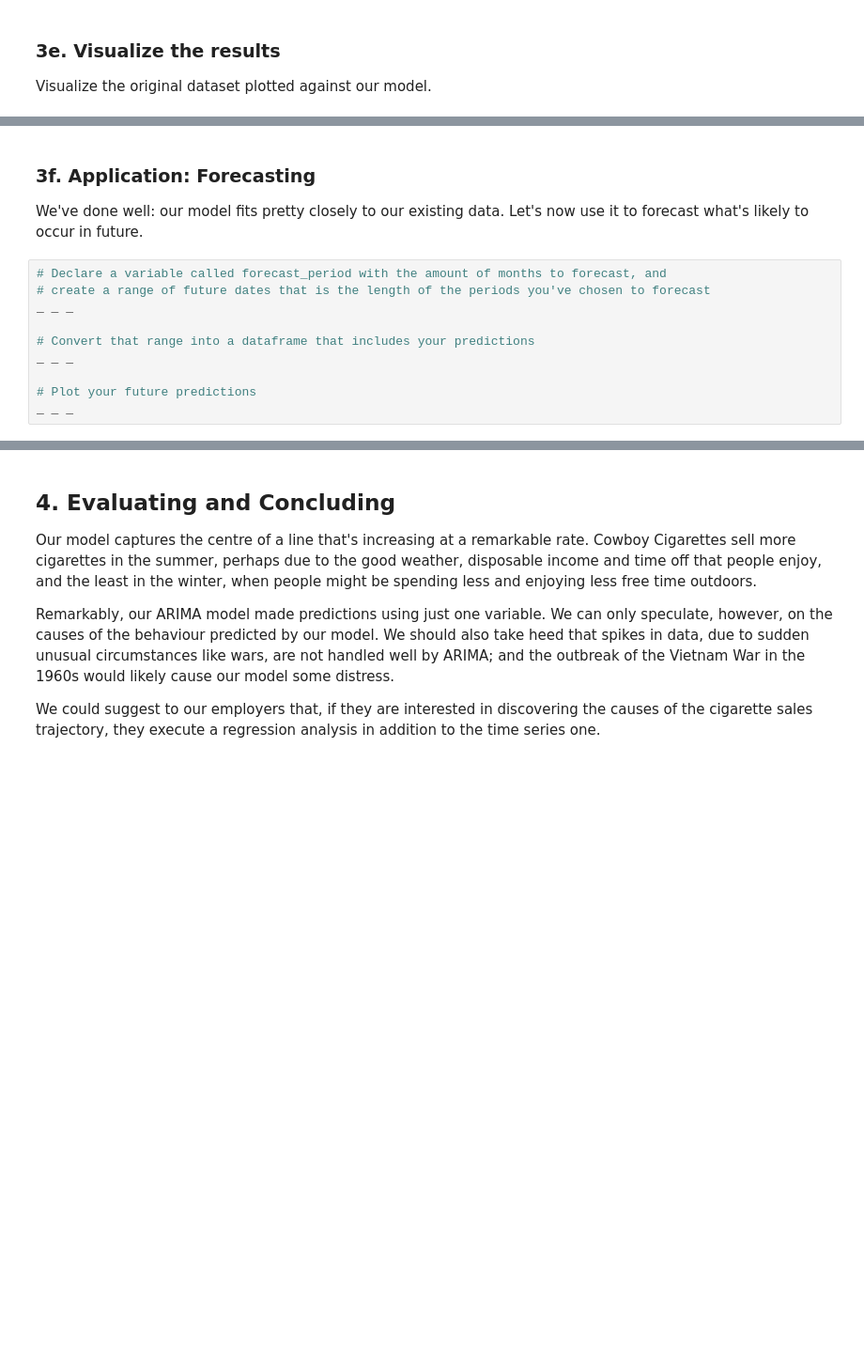
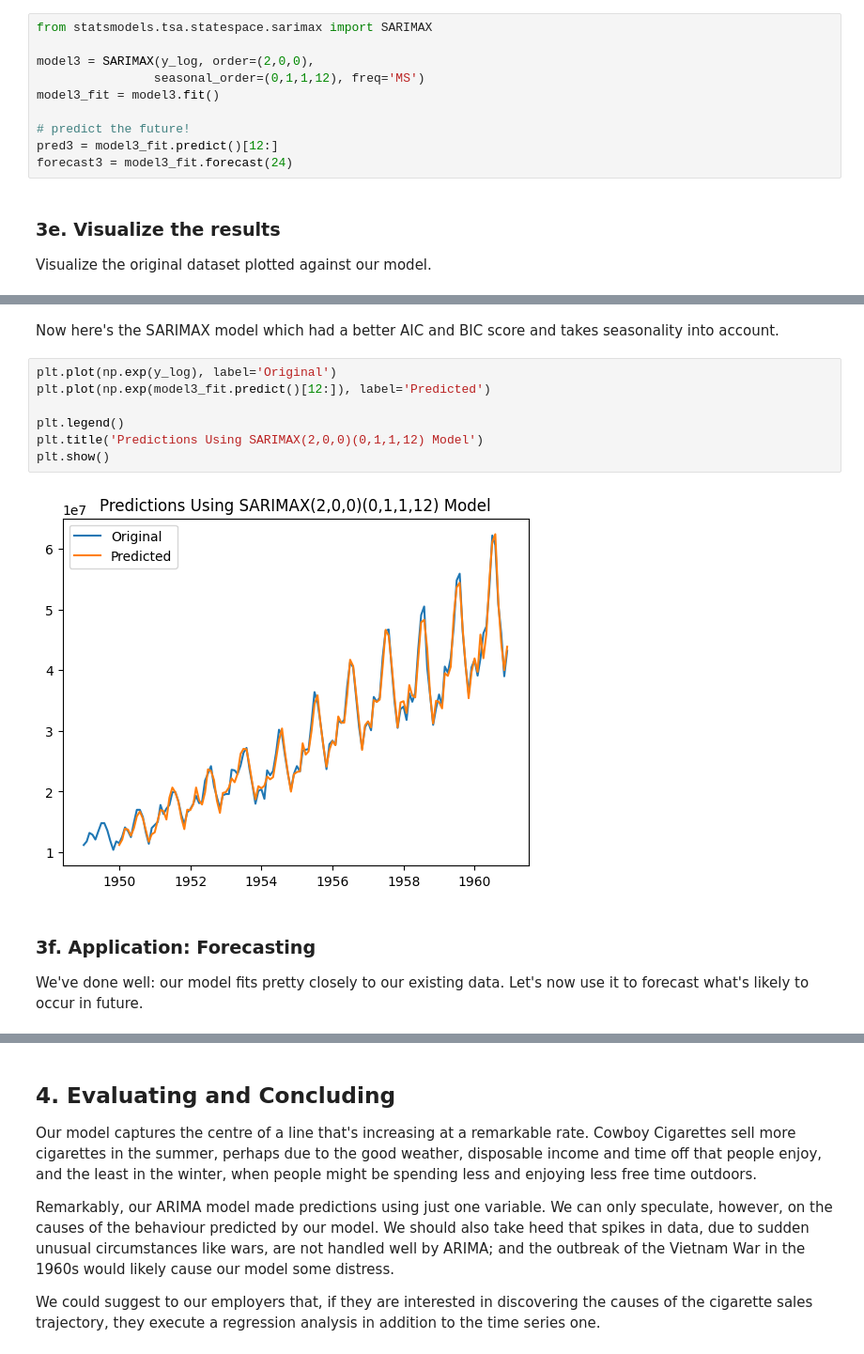
Before and after one commit to liyueling13/Springboard, a Jupyter notebook: Cowboys&CigrettesCaseStudy/Cowboy Cigarettes Case Study - Tier 3.ipynb, the cells around one changed output, grey strips where cells are left out. Shown at 94% size. Drawn from its saved outputs; the diff is of its cells as text; blank space fills up the shorter version.

```diff
--- a/Cowboys&CigrettesCaseStudy/Cowboy Cigarettes Case Study - Tier 3.ipynb
+++ b/Cowboys&CigrettesCaseStudy/Cowboy Cigarettes Case Study - Tier 3.ipynb
@@ -536 +633,11 @@ ModuleNotFoundError: No module named 'pmdarima'
+# %%
+from statsmodels.tsa.statespace.sarimax import SARIMAX
+
+model3 = SARIMAX(y_log, order=(2,0,0),
+                seasonal_order=(0,1,1,12), freq='MS')
+model3_fit = model3.fit()
+
+# predict the future!
+pred3 = model3_fit.predict()[12:]
+forecast3 = model3_fit.forecast(24)
 # %% [markdown]
@@ -549,14 +660,15 @@ plt.show()
+# %% [markdown]
+Now here's the SARIMAX model which had a better AIC and BIC score and takes seasonality into account.
+# %%
+plt.plot(np.exp(y_log), label='Original')
+plt.plot(np.exp(model3_fit.predict()[12:]), label='Predicted')
+
+plt.legend()
+plt.title('Predictions Using SARIMAX(2,0,0)(0,1,1,12) Model')
+plt.show()
+# %% [output]
+[figure, added]
 # %% [markdown]
 ### 3f. Application: Forecasting
 
 We've done well: our model fits pretty closely to our existing data. Let's now use it to forecast what's likely to occur in future.
-# %%
-# Declare a variable called forecast_period with the amount of months to forecast, and
-# create a range of future dates that is the length of the periods you've chosen to forecast
-_ _ _
-
-# Convert that range into a dataframe that includes your predictions
-_ _ _
-
-# Plot your future predictions
-_ _ _
```
Also changed, not shown: parts of 41 cells of this notebook.
